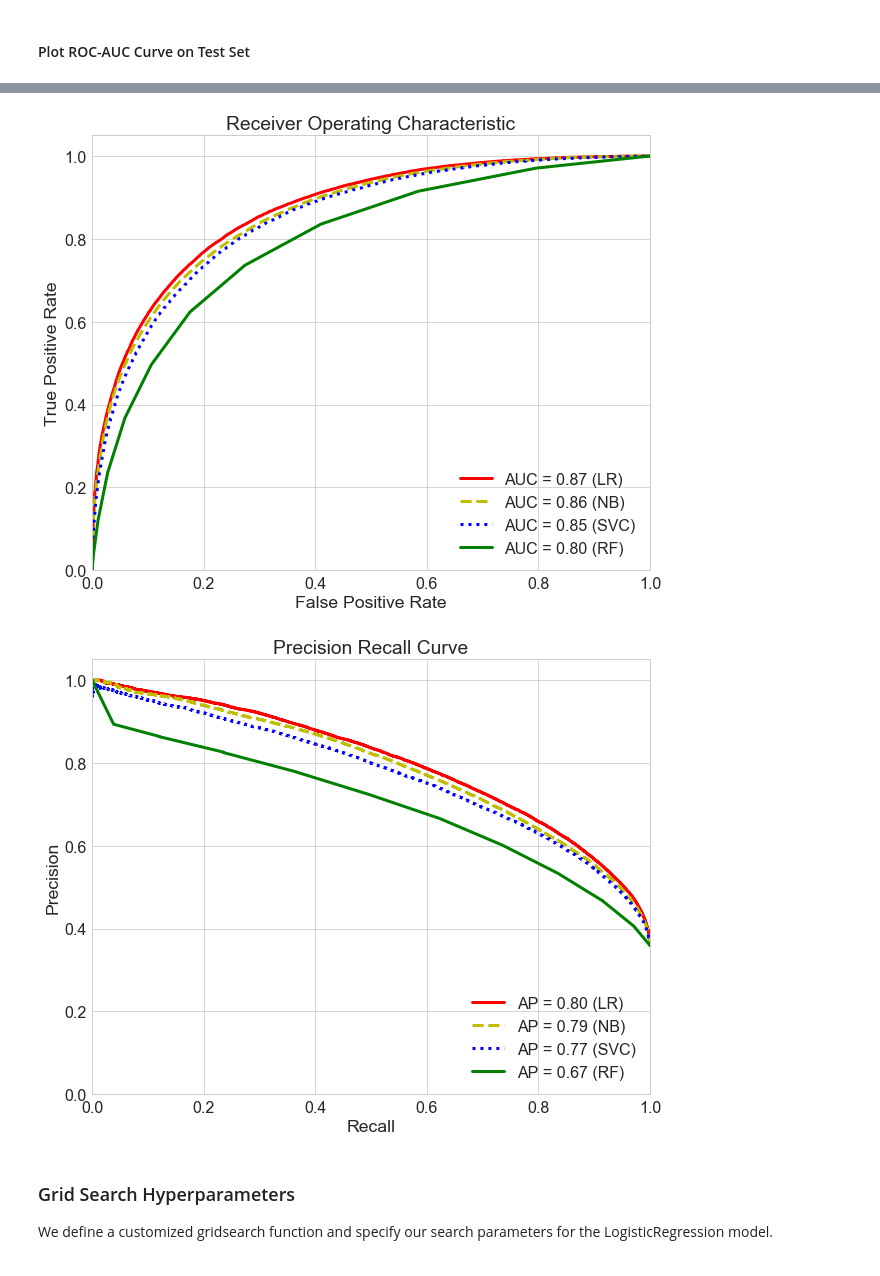
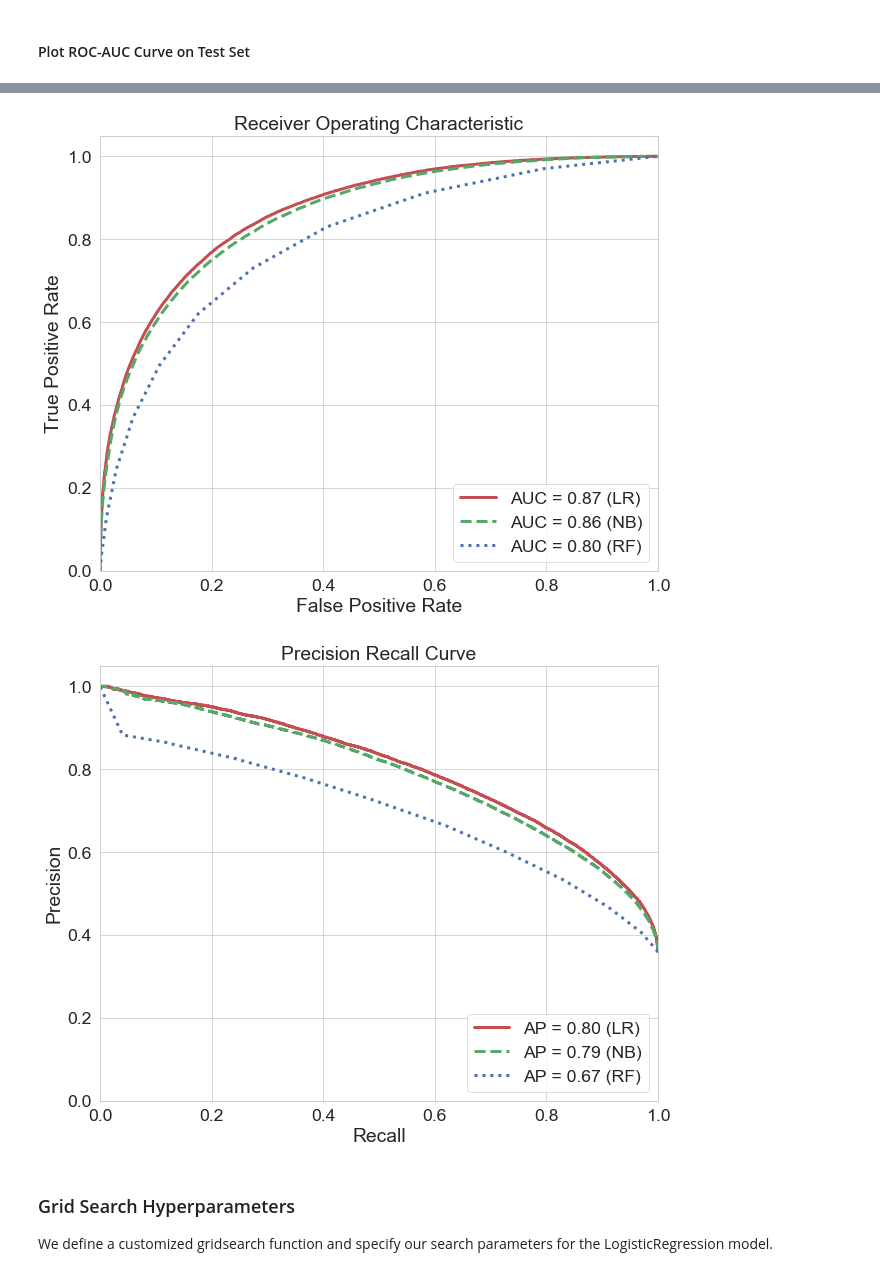
Before and after one commit to phyhouhou/SpringboardProjects, a Jupyter notebook: SecondCapstoneProject/2ndCapstoneProjectFinalReport/SecondCapstoneProject_NLP_ML.ipynb, the cells around one changed output, grey strips where cells are left out. Cells and saved outputs as stored; diff of their text form; code cells hidden in the pictures.

```diff
--- a/SecondCapstoneProject/2ndCapstoneProjectFinalReport/SecondCapstoneProject_NLP_ML.ipynb
+++ b/SecondCapstoneProject/2ndCapstoneProjectFinalReport/SecondCapstoneProject_NLP_ML.ipynb
@@ -2073,11 +2073,10 @@ start_time = timeit.default_timer()
 
 classifers=[MultinomialNB(),
             LogisticRegression(),
-            SGDClassifier(loss='log'),
+            #SGDClassifier(loss='log'),
             RandomForestClassifier()
            ]
-c_names=['NB','LR','SVC','RF'
-        ]
+c_names=['NB','LR','RF']
 
 
 
@@ -2100,6 +2099,7 @@ for i in range(len(classifers)):
     #print("Default model parameters are: \n{}".format(dftParams) )
     print("%s: %.2f (%.3f)" % (' mean training accuracy (std)', cv_results.mean(), cv_results.std()))
 elapsed = timeit.default_timer() - start_time
+print ('time:', elapsed)
 # %% [output]
 ---------------------------------------------------------------
 NB:
@@ -2191,9 +2191,9 @@ avg / total       0.75      0.75      0.74    128840
 plt.title('Receiver Operating Characteristic')
 
 plt.plot(FPRs_c[1], TPRs_c[1], 'r', label='AUC = %0.2f (%s)'% (ROC_AUCs_c[1],c_names[1]),linewidth=3)
-plt.plot(FPRs_c[0], TPRs_c[0], 'y', linestyle='--',label='AUC = %0.2f (%s)'% (ROC_AUCs_c[0],c_names[0]),linewidth=3)
+plt.plot(FPRs_c[0], TPRs_c[0], 'g', linestyle='--',label='AUC = %0.2f (%s)'% (ROC_AUCs_c[0],c_names[0]),linewidth=3)
 plt.plot(FPRs_c[2], TPRs_c[2], 'b',linestyle=':', label='AUC = %0.2f (%s)'% (ROC_AUCs_c[2],c_names[2]),linewidth=3)
-plt.plot(FPRs_c[3], TPRs_c[3], 'g', label='AUC = %0.2f (%s)'% (ROC_AUCs_c[3],c_names[3]),linewidth=3)
+#plt.plot(FPRs_c[3], TPRs_c[3], 'g', label='AUC = %0.2f (%s)'% (ROC_AUCs_c[3],c_names[3]),linewidth=3)
 
 #plt.plot([0,1],[0,1],color='gray', lw=1, linestyle='--')
 plt.xlim([0,1])
@@ -2202,25 +2202,25 @@ plt.ylabel('True Positive Rate')
 plt.xlabel('False Positive Rate')
 plt.legend(loc="lower right");
 # %% [output]
-[figure, old version]
+[figure, new version]
 # %%
 # Plot PR curve
 plt.title('Precision Recall Curve')
 
 plt.plot(Recs_c[1], Precs_c[1], 'r', label='AP = %0.2f (%s)'% (Aps_c[1],c_names[1]),linewidth=3)
-plt.plot(Recs_c[0], Precs_c[0], 'y', linestyle='--',label='AP = %0.2f (%s)'% (Aps_c[0],c_names[0]),linewidth=3)
+plt.plot(Recs_c[0], Precs_c[0], 'g', linestyle='--',label='AP = %0.2f (%s)'% (Aps_c[0],c_names[0]),linewidth=3)
 plt.plot(Recs_c[2], Precs_c[2], 'b',linestyle=':', label='AP = %0.2f (%s)'% (Aps_c[2],c_names[2]),linewidth=3)
-plt.plot(Recs_c[3], Precs_c[3], 'g', label='AP = %0.2f (%s)'% (Aps_c[3],c_names[3]),linewidth=3)
+#plt.plot(Recs_c[3], Precs_c[3], 'g', label='AP = %0.2f (%s)'% (Aps_c[3],c_names[3]),linewidth=3)
 
 
 #plt.plot([0,1],[1,0],color='gray', lw=3, linestyle='--')
 plt.xlim([0,1])
 plt.ylim([0,1.05])
 plt.ylabel('Precision')
 plt.xlabel('Recall')
 plt.legend(loc="lower right");
 # %% [output]
-[figure, old version]
+[figure, new version]
 # %% [markdown]
 ### Grid Search Hyperparameters
 We define a customized gridsearch function and specify our search parameters for the LogisticRegression model.
```
Also changed, not shown: parts of 3 cells of this notebook.
